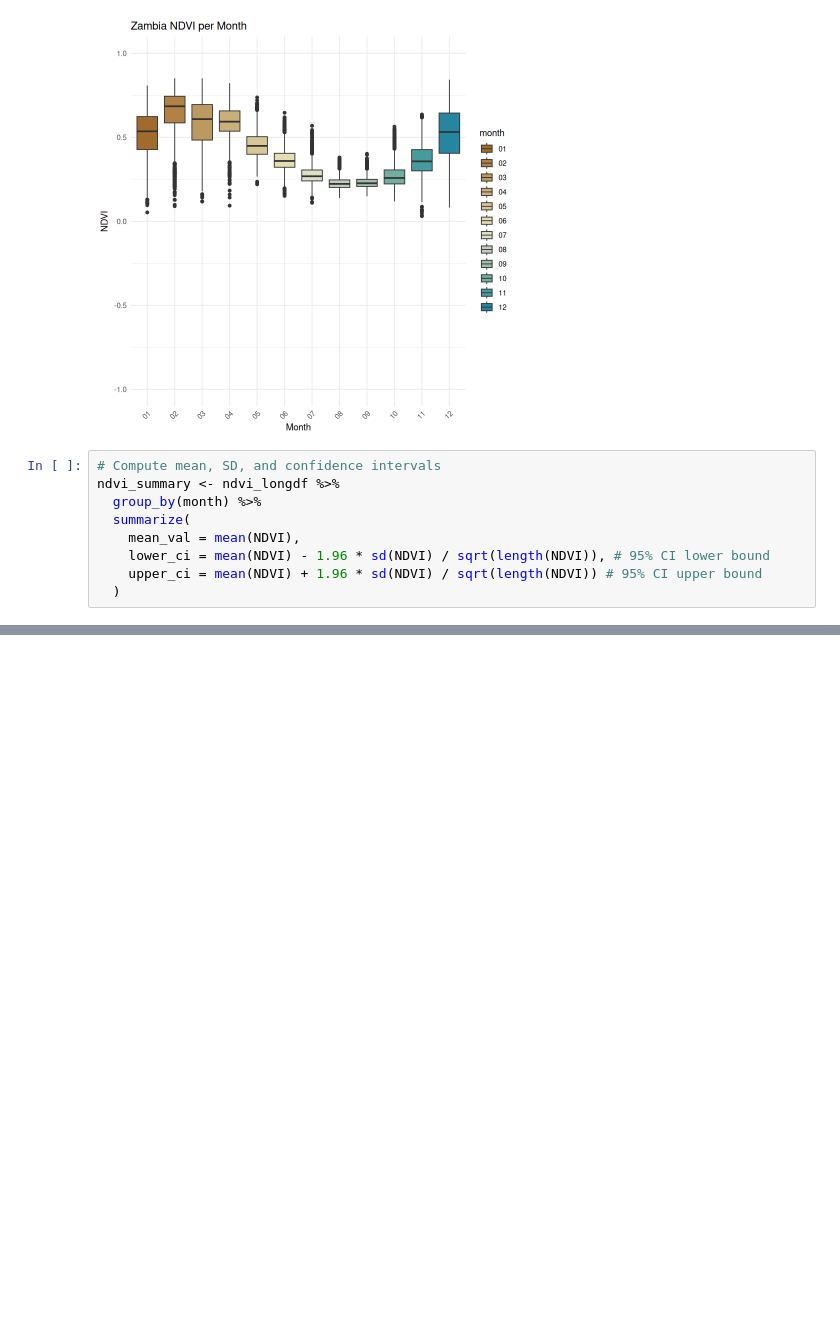
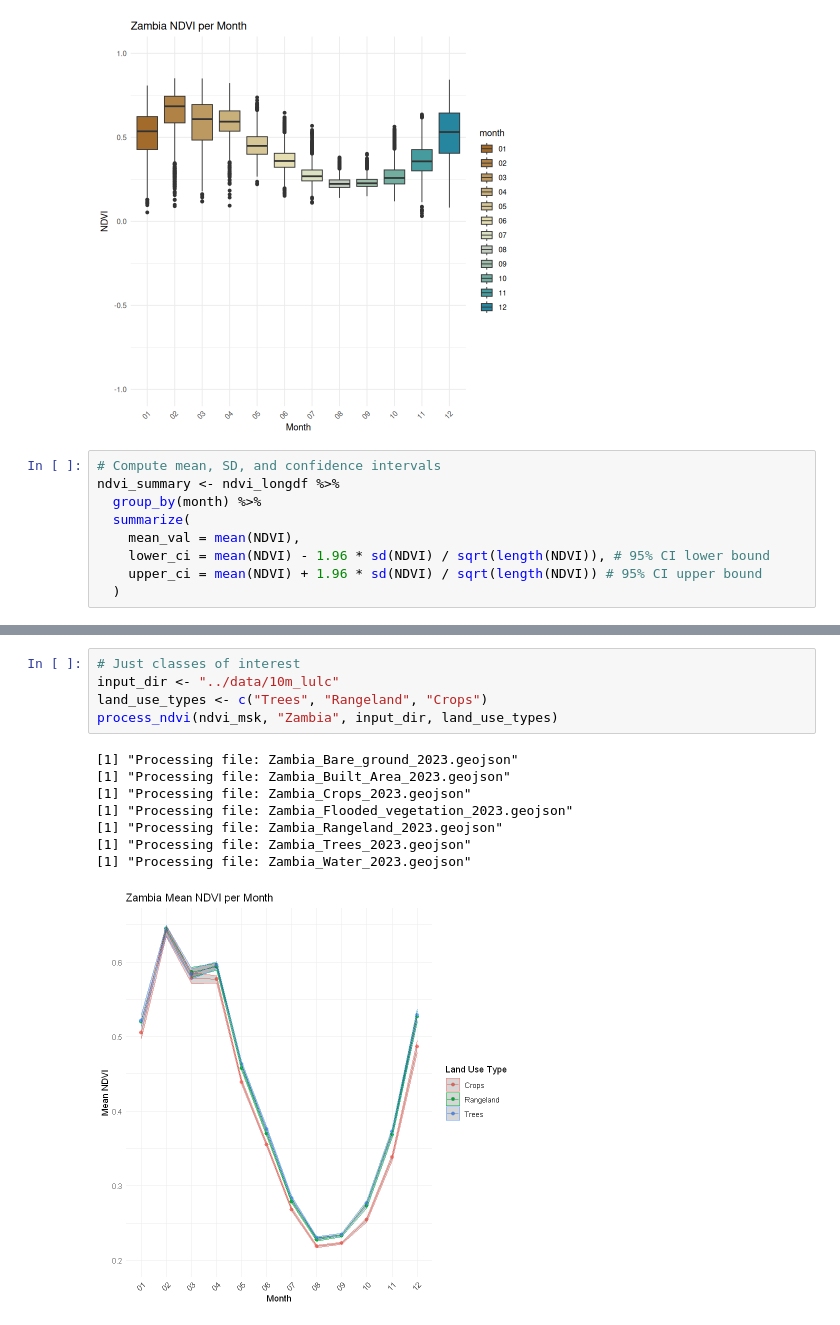
Before and after one commit to SensingClues/correlaid-environmental-time-series, a Jupyter notebook: notebooks/inspect_data_example.ipynb, the cells around one changed output, grey strips where cells are left out. Drawn from its saved outputs; the diff is of its cells as text; blank space fills up the shorter version.

Commit message:
plotting historic mean ndvi for land use cases

```diff
--- a/notebooks/inspect_data_example.ipynb
+++ b/notebooks/inspect_data_example.ipynb
@@ -232,0 +426,14 @@ ggplot(ndvi_summary, aes(x = month, y = mean_val, group = 1)) +
+# %%
+# Just classes of interest
+input_dir <- "../data/10m_lulc"
+land_use_types <- c("Trees", "Rangeland", "Crops")
+process_ndvi(ndvi_msk, "Zambia", input_dir, land_use_types)
+# %% [output]
+[1] "Processing file: Zambia_Bare_ground_2023.geojson"
+[1] "Processing file: Zambia_Built_Area_2023.geojson"
+[1] "Processing file: Zambia_Crops_2023.geojson"
+[1] "Processing file: Zambia_Flooded_vegetation_2023.geojson"
+[1] "Processing file: Zambia_Rangeland_2023.geojson"
+[1] "Processing file: Zambia_Trees_2023.geojson"
+[1] "Processing file: Zambia_Water_2023.geojson"
+[figure, added]
```
Also changed, not shown: parts of 11 cells of this notebook, 1 other file.
